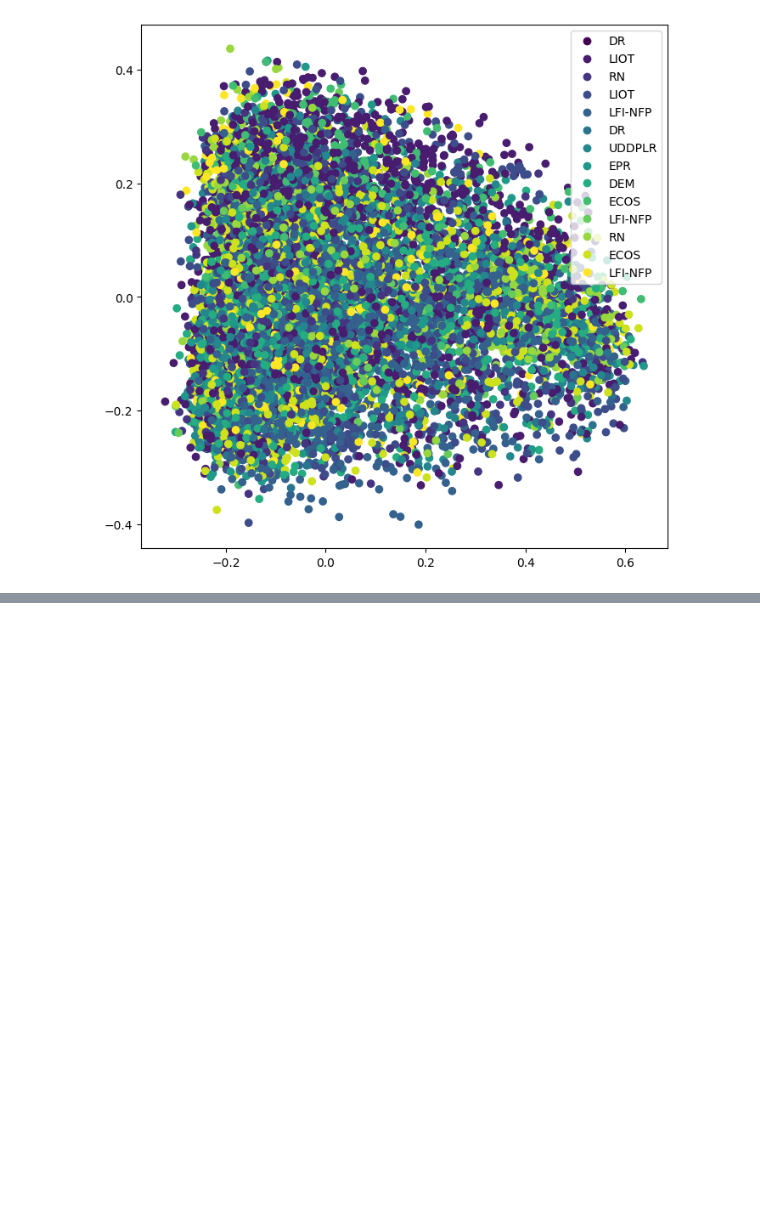
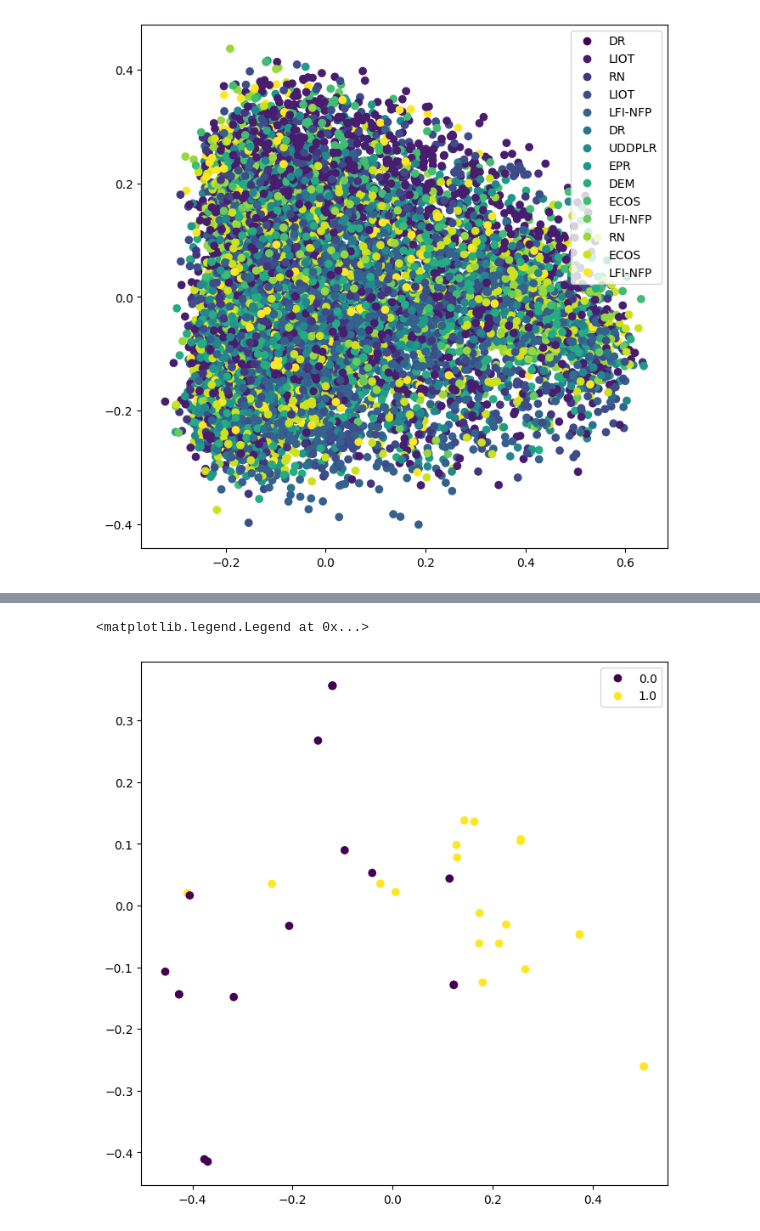
Before and after one commit to medialab/parlement_nlp, a Jupyter notebook: application/analyze.ipynb, the cells around one changed output, grey strips where cells are left out. Saved outputs shown, nothing was run; the diff lists cells and outputs as text; code cells hidden in the pictures; blank space fills up the shorter version.

```diff
--- a/application/analyze.ipynb
+++ b/application/analyze.ipynb
@@ -156,0 +199,11 @@ plt.legend(handles=scatter.legend_elements()[0], labels=names)
+# %%
+plt.figure(figsize=(8, 8))
+scatter = plt.scatter(
+    Y[:,0],
+    Y[:,1],
+    c=scores,
+)
+plt.legend(handles=scatter.legend_elements()[0], labels=categories)
+# %% [output]
+<matplotlib.legend.Legend at 0x...>
+[figure, added]
```
Also changed, not shown: parts of 8 cells of this notebook, 7 other files.
